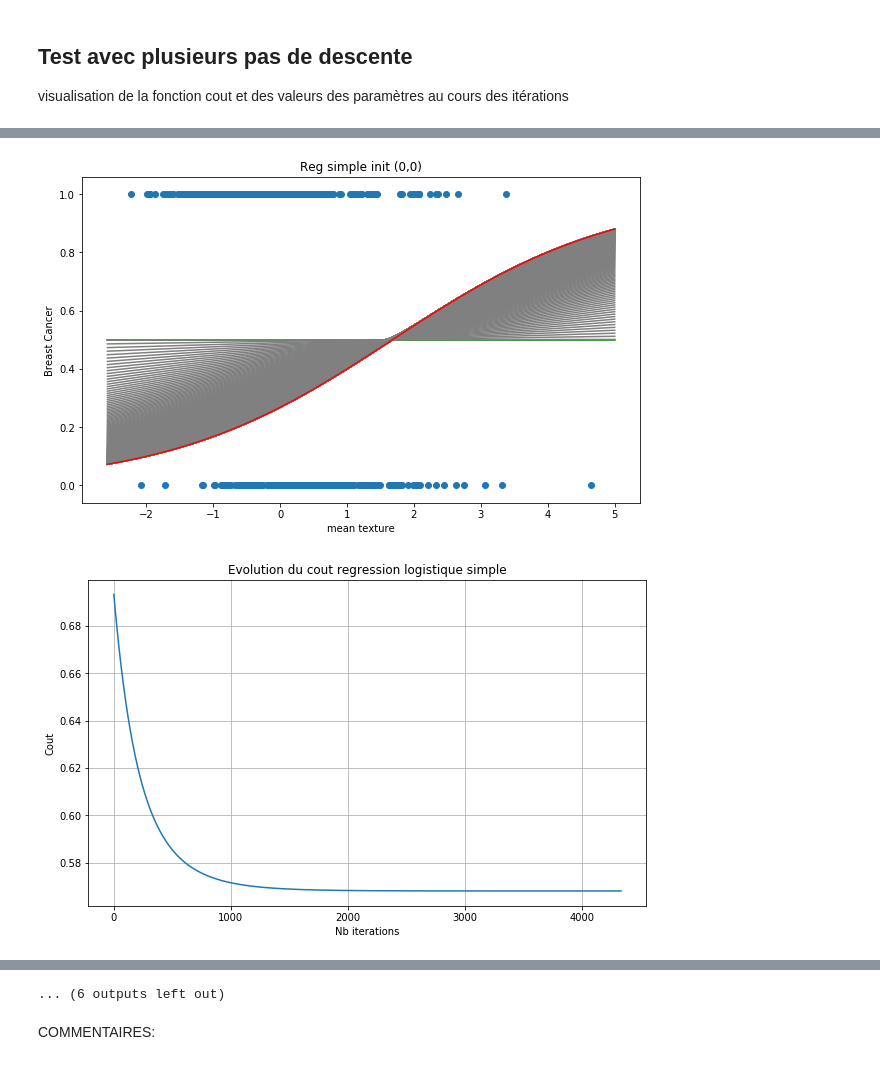
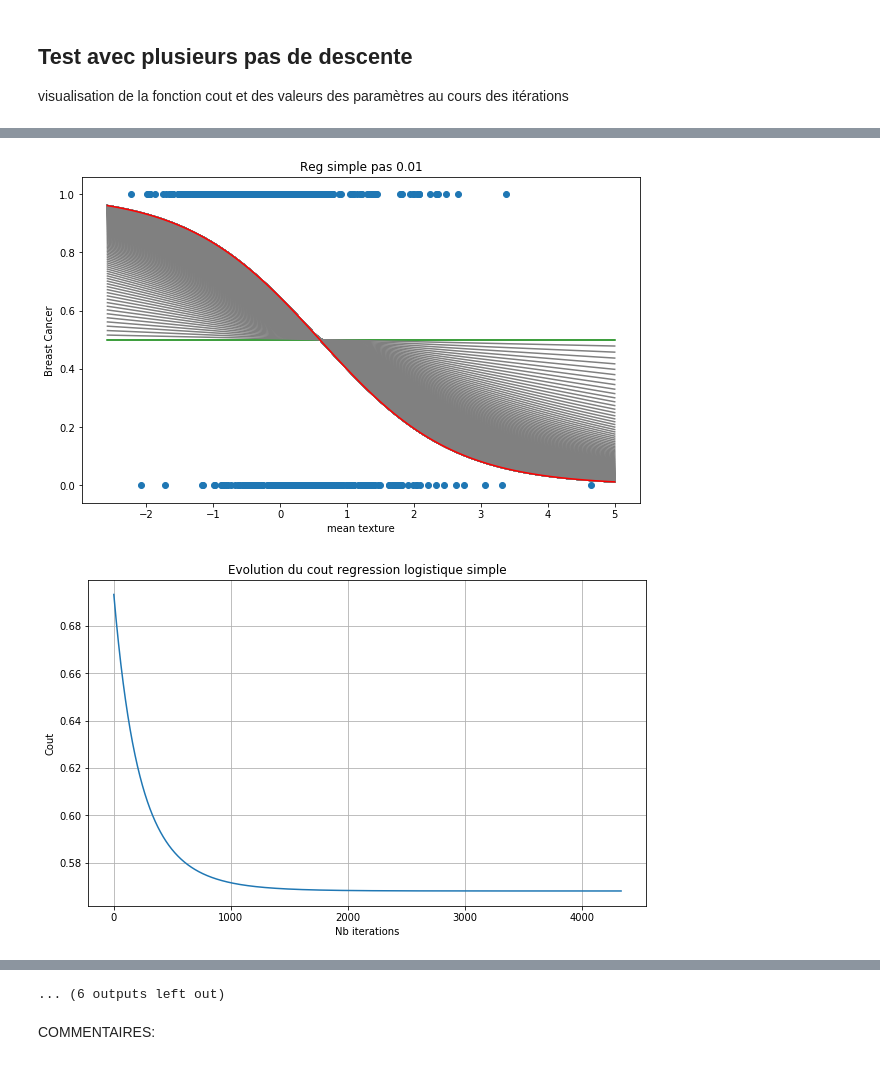
Before and after one commit to MrRedbloX/M1_INFO, a Jupyter notebook: INF2249_AlgorithmiqueDonnees/TP5/AlgoRegLog.ipynb, the cells around one changed output, grey strips where cells are left out. Saved outputs shown, nothing was run; the diff lists cells and outputs as text; code cells hidden in the pictures.

```diff
--- a/INF2249_AlgorithmiqueDonnees/TP5/AlgoRegLog.ipynb
+++ b/INF2249_AlgorithmiqueDonnees/TP5/AlgoRegLog.ipynb
@@ -208,8 +208,8 @@ print(cout(B2,X2_standard,Y))
 # %%
 #-- Gradient
 # ordre des arguments : beta en 1er pour comparer avec la fonction d'optim
-def grad(B,x,y):
-    return 1/x.shape[0] * np.dot((f(x,B)-y),x)
+def grad(B,x,y,lamb=0):
+    return 1/x.shape[0] * np.dot((f(x,B)-y),x) + np.dot(lamb/x.shape[0],B)
 
 #%% Test 1 - reg simple
 print(grad([1,1],X1_standard,Y))
@@ -221,7 +221,7 @@ print(grad(B2,X2_standard,Y))
 [-0.06182767  0.49539301  0.65301784]
 # %%
 #-- Algo de descente du gradient
-def grad_descent(init,x,y,pas,epsi,ITE_MAX):
+def grad_descent(init,x,y,pas,epsi,ITE_MAX,lamb=0):
     nbIt = 0
     x_normalize = standardisation(x)
     cout_arr = []
@@ -233,7 +233,7 @@ def grad_descent(init,x,y,pas,epsi,ITE_MAX):
     new_cout = cout(B,x_normalize,y)
     cout_arr.append(new_cout)
     while(np.abs(new_cout-old_cout)>epsi and nbIt < ITE_MAX):
-        new_B = B - pas * grad(B,x_normalize,y)
+        new_B = B - pas * grad(B,x_normalize,y,lamb=lamb)
         B = new_B.copy()
         old_cout = new_cout
         new_cout = cout(B,x_normalize,y)
@@ -277,13 +277,14 @@ def display(title,data_X,data_Y,data_b,data_c=None):
     plt.scatter(standardisation(data_X)[:,1],data_Y)
     x_lim = plt.xlim()
     x = np.linspace(x_lim[0],x_lim[1],100)
-    y = expit(x*data_b[0][0]+data_b[0][1])
-    plt.plot(x,y,color='green')
-    for i in range(1,len(data_b)-1,10):
-        y = expit(x*data_b[i][0]+data_b[i][1])
-        plt.plot(x,y,color='gray')
-    y = expit(x*data_b[-1][0]+data_b[-1][1])
-    plt.plot(x,y,color='red')
+    for i in range(0,len(data_b),10):
+        y = expit(np.dot(x,data_b[i][1])+data_b[i][0])
+        if i == 0 :
+            plt.plot(x,y,color='green')
+        elif i + 10 > len(data_b):
+            plt.plot(x,y,color='red')
+        else:
+            plt.plot(x,y,color='gray')
     plt.xlabel(names[k-1])
     plt.ylabel("Breast Cancer")
     plt.show()
@@ -302,7 +303,7 @@ def display3D(title,data_X,data_Y,data_b,data_c=None):
     x = np.arange(x_lim[0], x_lim[1], 0.05)
     y = np.arange(y_lim[0], y_lim[1], 0.05)
     x, y = np.meshgrid(x, y)
-    z = expit(x*data_b[-1][0]+data_b[-1][1]*y+data_b[-1][2])
+    z = expit(np.dot(data_b[-1][2],x)+np.dot(data_b[-1][1],y)+data_b[-1][0])
     z = z.reshape(x.shape)
     ax.plot_wireframe(x,y,z,color='gray')
     ax.set_xlabel(names[k1-1])
@@ -364,13 +365,13 @@ visualisation de la fonction cout et des valeurs des paramètres au cours des it
 
 # alpha 1
 b, c = grad_descent((0,0),X1,Y,0.01,1e-9,10000)
-display("Reg simple init (0,0)",X1,Y,b,c)
+display("Reg simple pas 0.01",X1,Y,b,c)
 # alpha 2
 b, c = grad_descent((0,0),X1,Y,0.1,1e-9,10000)
-display("Reg simple init (0,0)",X1,Y,b,c)
+display("Reg simple pas 0.1",X1,Y,b,c)
 # alpha 3
 b, c = grad_descent((0,0),X1,Y,0.001,1e-9,10000)
-display("Reg simple init (0,0)",X1,Y,b,c)
+display("Reg simple pas 0.001",X1,Y,b,c)
 # ...
 
 
@@ -380,14 +381,14 @@ display("Reg simple init (0,0)",X1,Y,b,c)
 # alpha 1
 # init 1
 b, c = grad_descent((0,0,0),X2,Y,0.01,1e-9,10000)
-display3D("Reg simple multiple (0,0,0)",X2,Y,b,c)
+display3D("Reg simple multiple pas 0.01",X2,Y,b,c)
 # alpha 2
 # init 1
 b, c = grad_descent((0,0,0),X2,Y,0.1,1e-9,10000)
-display3D("Reg simple multiple (0,0,0)",X2,Y,b,c)
+display3D("Reg simple multiple pas 0.1",X2,Y,b,c)
 # alpha 3
 # init 1
 b, c = grad_descent((0,0,0),X2,Y,0.001,1e-9,10000)
-display3D("Reg simple multiple (0,0,0)",X2,Y,b,c)
+display3D("Reg simple multiple pas 0.001",X2,Y,b,c)
 # ...
 # %% [output]
@@ -395,2 +396,2 @@ Betas : [0.598764216749767, -1.0061103311541422]
-[figure, old version]
+[figure, new version]
 [figure]
```
Also changed, not shown: parts of 8 cells of this notebook.
